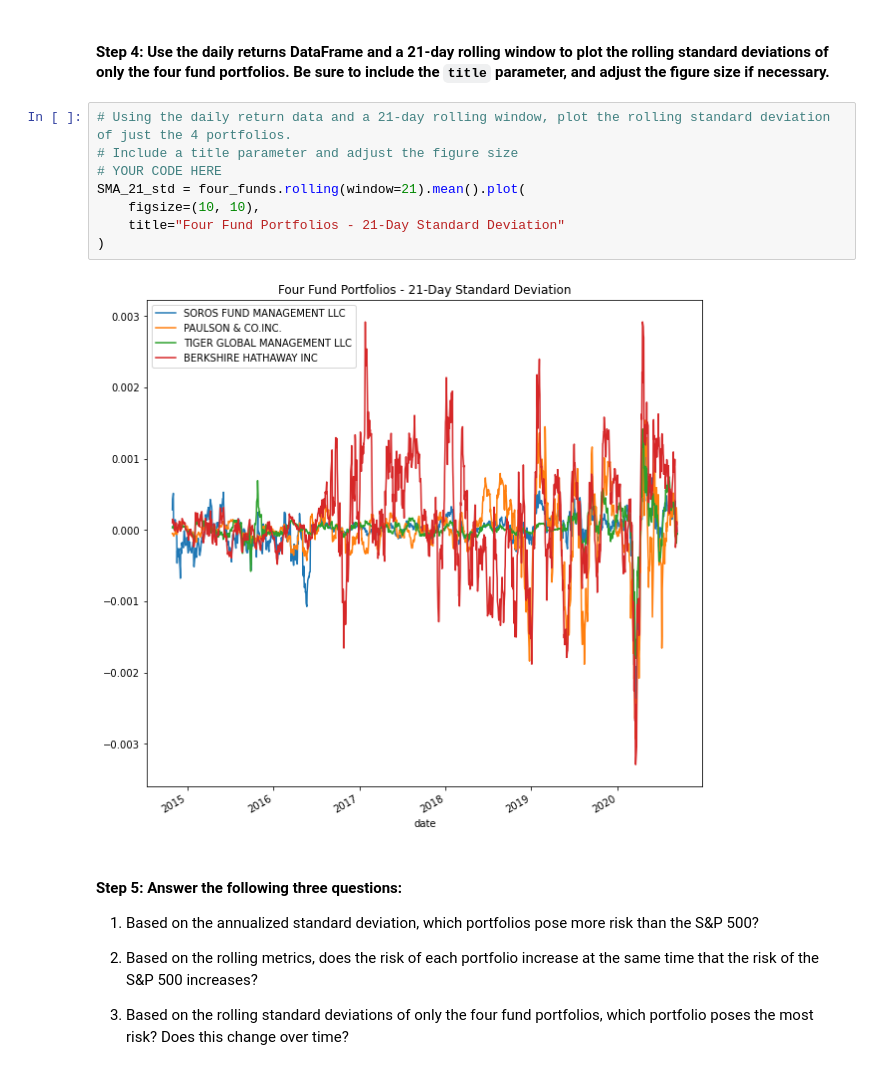
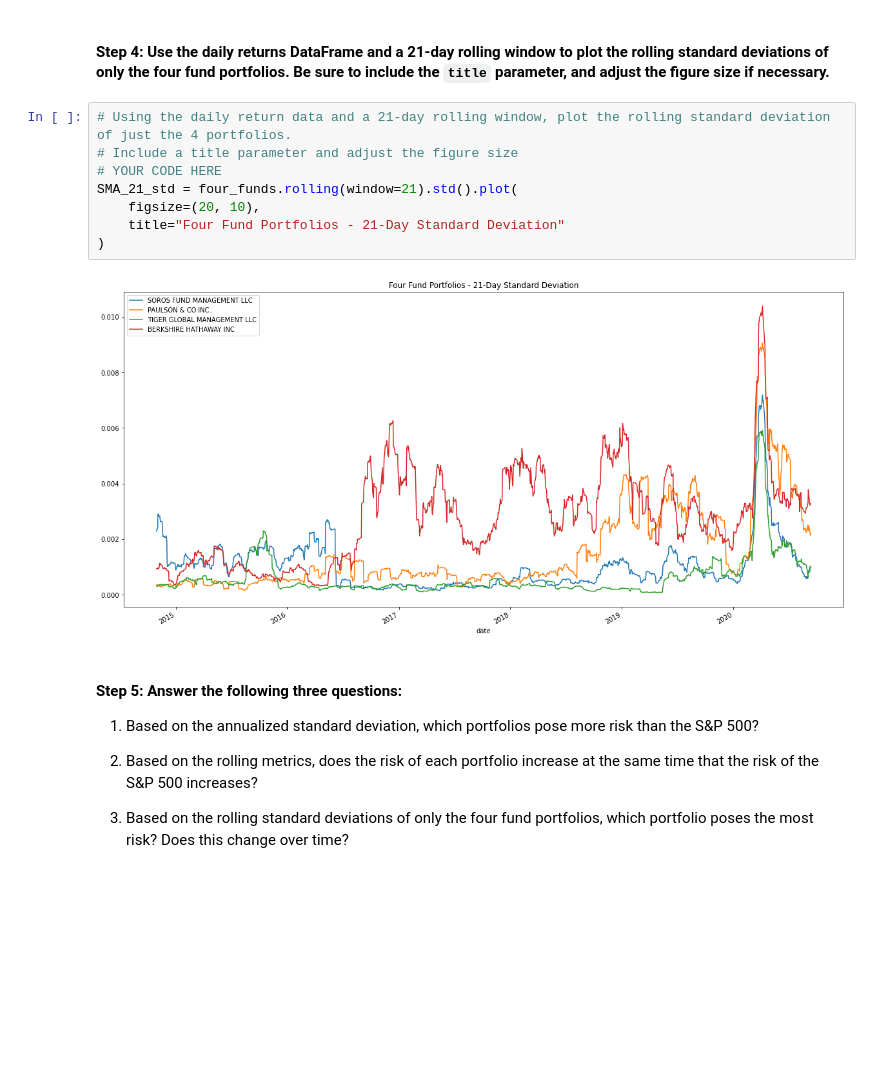
Before and after one commit to antonmaliksi/FinTechModule4Challenge, a Jupyter notebook: risk_return_analysis.ipynb, the cells around one changed output. Saved outputs shown, nothing was run; the diff lists cells and outputs as text; blank space fills up the shorter version.

```diff
--- a/risk_return_analysis.ipynb
+++ b/risk_return_analysis.ipynb
@@ -298,13 +287,13 @@ SMA_21_average = daily_returns.rolling(window=21).mean().plot(
 # %%
 # Using the daily return data and a 21-day rolling window, plot the rolling standard deviation of just the 4 portfolios.
 # Include a title parameter and adjust the figure size
 # YOUR CODE HERE
-SMA_21_std = four_funds.rolling(window=21).mean().plot(
-    figsize=(10, 10),
+SMA_21_std = four_funds.rolling(window=21).std().plot(
+    figsize=(20, 10),
     title="Four Fund Portfolios - 21-Day Standard Deviation"
 )
 # %% [output]
-[figure, old version]
+[figure, new version]
 # %% [markdown]
 #### Step 5: Answer the following three questions:
 
```
Also changed, not shown: parts of 24 cells of this notebook.
